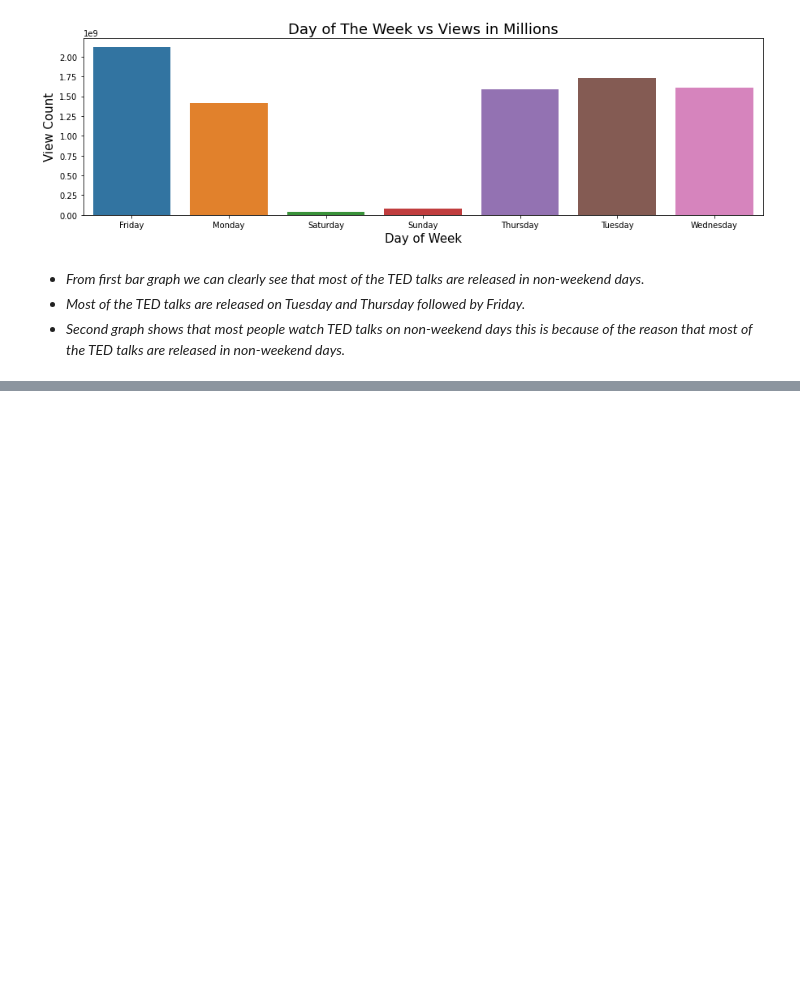
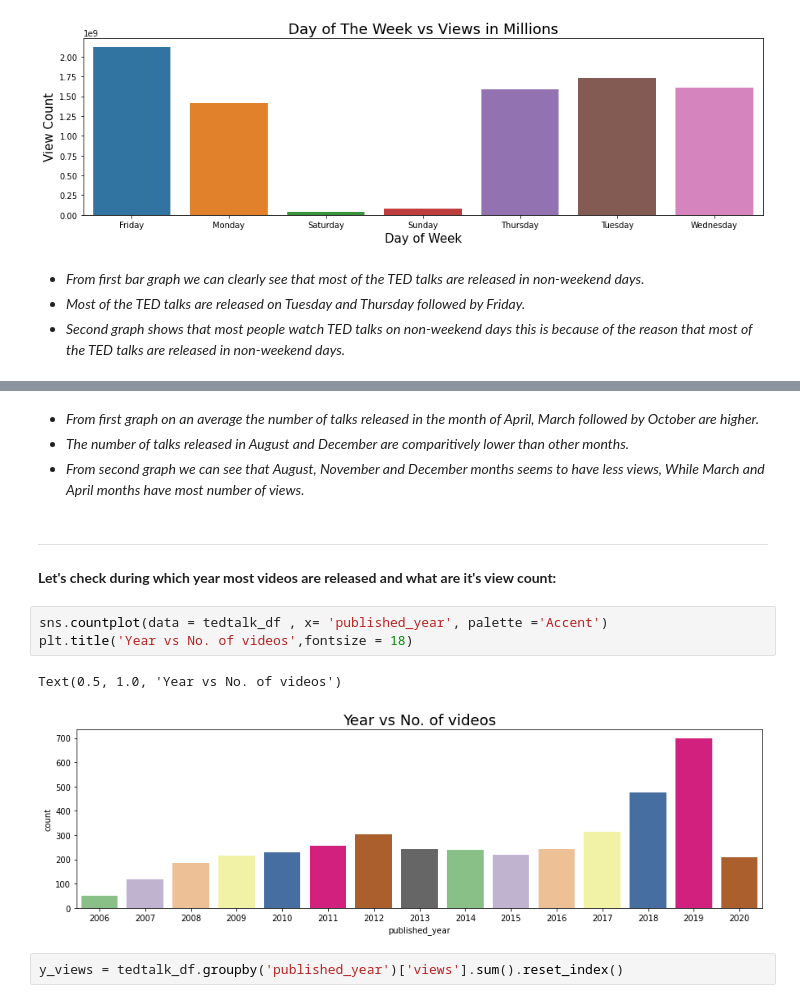
Before and after one commit to paulsoumyadip/ted_talk_views_prediction, a Jupyter notebook: Ted_Talks_Views_Prediction_Regression_Capstone_.ipynb, the cells around one changed output, grey strips where cells are left out. Drawn from its saved outputs; the diff is of its cells as text; blank space fills up the shorter version.

```diff
--- a/Ted_Talks_Views_Prediction_Regression_Capstone_.ipynb
+++ b/Ted_Talks_Views_Prediction_Regression_Capstone_.ipynb
@@ -428,0 +445,15 @@ Text(0.5, 1.0, 'Day of The Week vs Views in Millions')
+# %% [markdown]
+*  *From first graph on an average the number of talks released in the month of April, March followed by October are higher.*
+*  *The number of talks released in August and December are comparitively lower than other months.*
+*  *From second graph we can see that August, November and December months seems to have less views, While March and April months have most number of views.*
+# %% [markdown]
+*****
+**Let's check during which year most videos are released and what are it's view count:**
+# %%
+sns.countplot(data = tedtalk_df , x= 'published_year', palette ='Accent')
+plt.title('Year vs No. of videos',fontsize = 18)
+# %% [output]
+Text(0.5, 1.0, 'Year vs No. of videos')
+[figure, added]
+# %%
+y_views = tedtalk_df.groupby('published_year')['views'].sum().reset_index()
```
Also changed, not shown: parts of 8 cells of this notebook.
